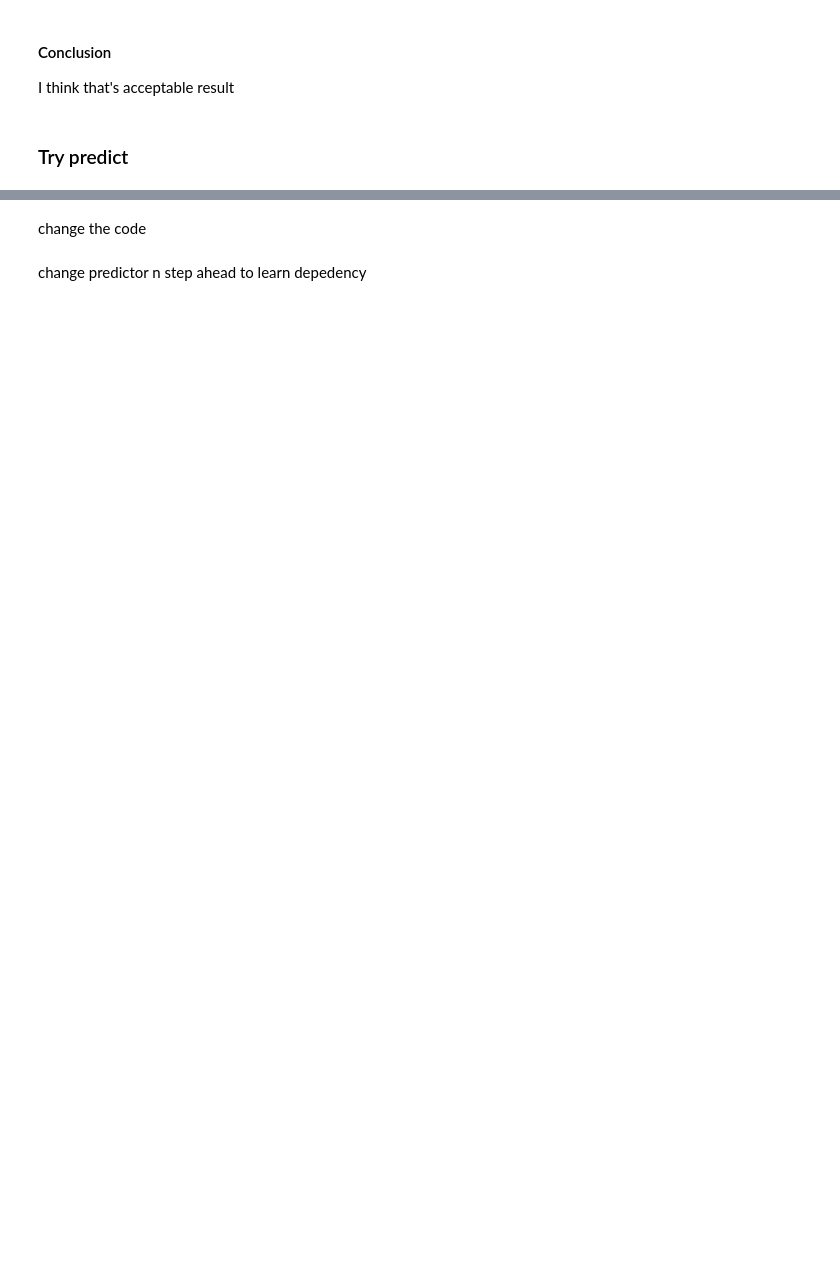
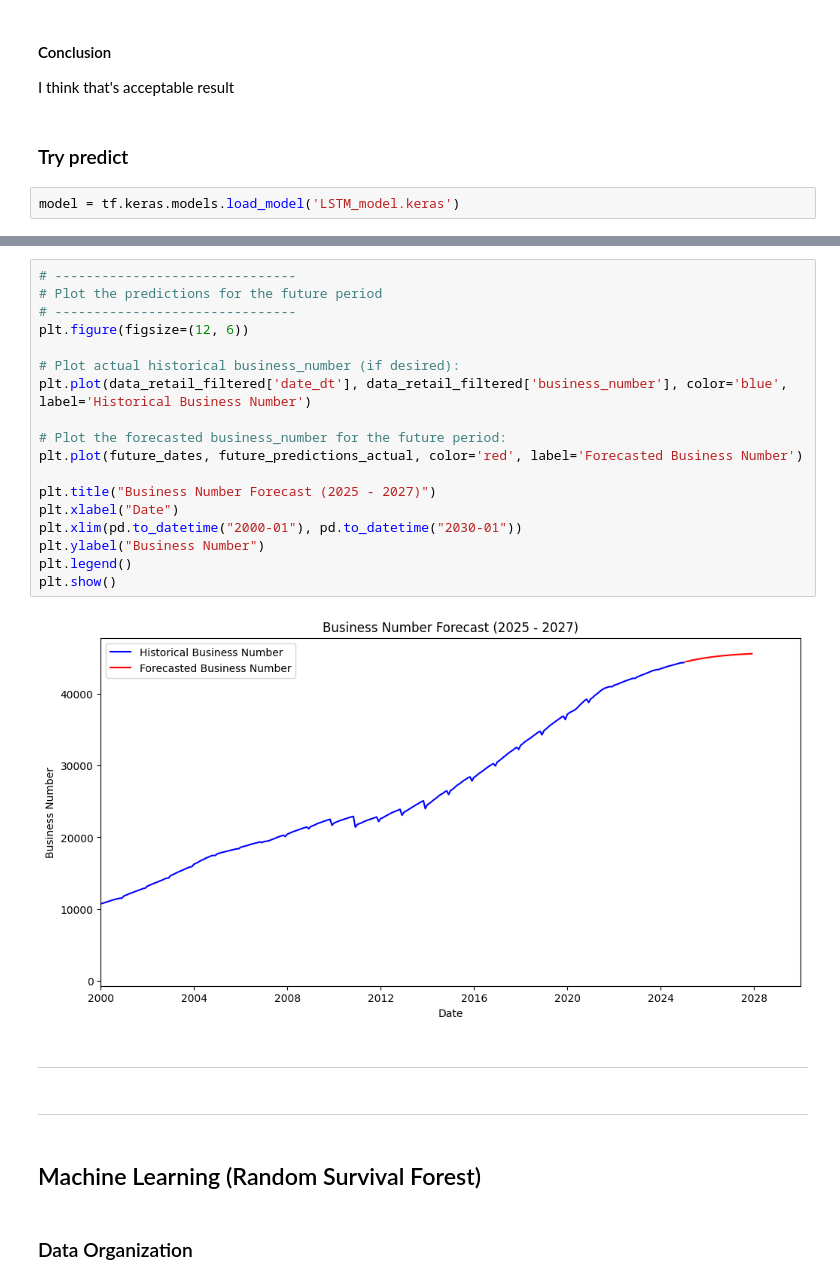
Before and after one commit to EricSJSU-DataScience/CS163_project, a Jupyter notebook: dataset_la_business_ml.ipynb, the cells around one changed output, grey strips where cells are left out. Cells and saved outputs as stored; diff of their text form; blank space fills up the shorter version.

Commit message:
update: machine learning part

```diff
--- a/dataset_la_business_ml.ipynb
+++ b/dataset_la_business_ml.ipynb
@@ -610,6 +640,8 @@ plt.show()
 I think that's acceptable result
 # %% [markdown]
 ### Try predict
+# %%
+model = tf.keras.models.load_model('LSTM_model.keras')
 # %%
 import numpy as np
 import pandas as pd
@@ -719,4 +733,30 @@ plt.show()
-# %% [markdown]
-change the code
-# %% [markdown]
-change predictor n step ahead to learn depedency
+# %%
+# -------------------------------
+# Plot the predictions for the future period
+# -------------------------------
+plt.figure(figsize=(12, 6))
+
+# Plot actual historical business_number (if desired):
+plt.plot(data_retail_filtered['date_dt'], data_retail_filtered['business_number'], color='blue', label='Historical Business Number')
+
+# Plot the forecasted business_number for the future period:
+plt.plot(future_dates, future_predictions_actual, color='red', label='Forecasted Business Number')
+
+plt.title("Business Number Forecast (2025 - 2027)")
+plt.xlabel("Date")
+plt.xlim(pd.to_datetime("2000-01"), pd.to_datetime("2030-01"))
+plt.ylabel("Business Number")
+plt.legend()
+plt.show()
+# %% [output]
+[figure, added]
+# %% [markdown]
+###
+---
+# %% [markdown]
+##
+---
+# %% [markdown]
+## Machine Learning (Random Survival Forest)
+# %% [markdown]
+### Data Organization
```
Also changed, not shown: parts of 27 cells of this notebook, 2 other files.
